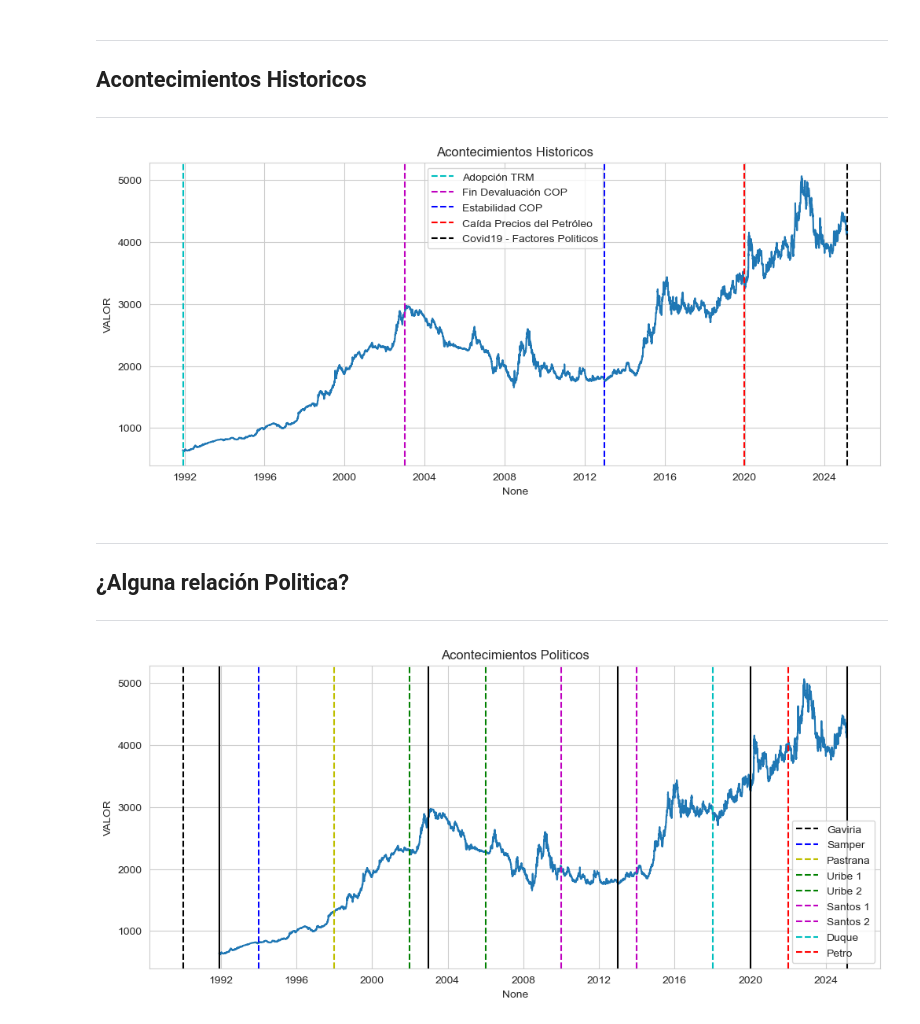
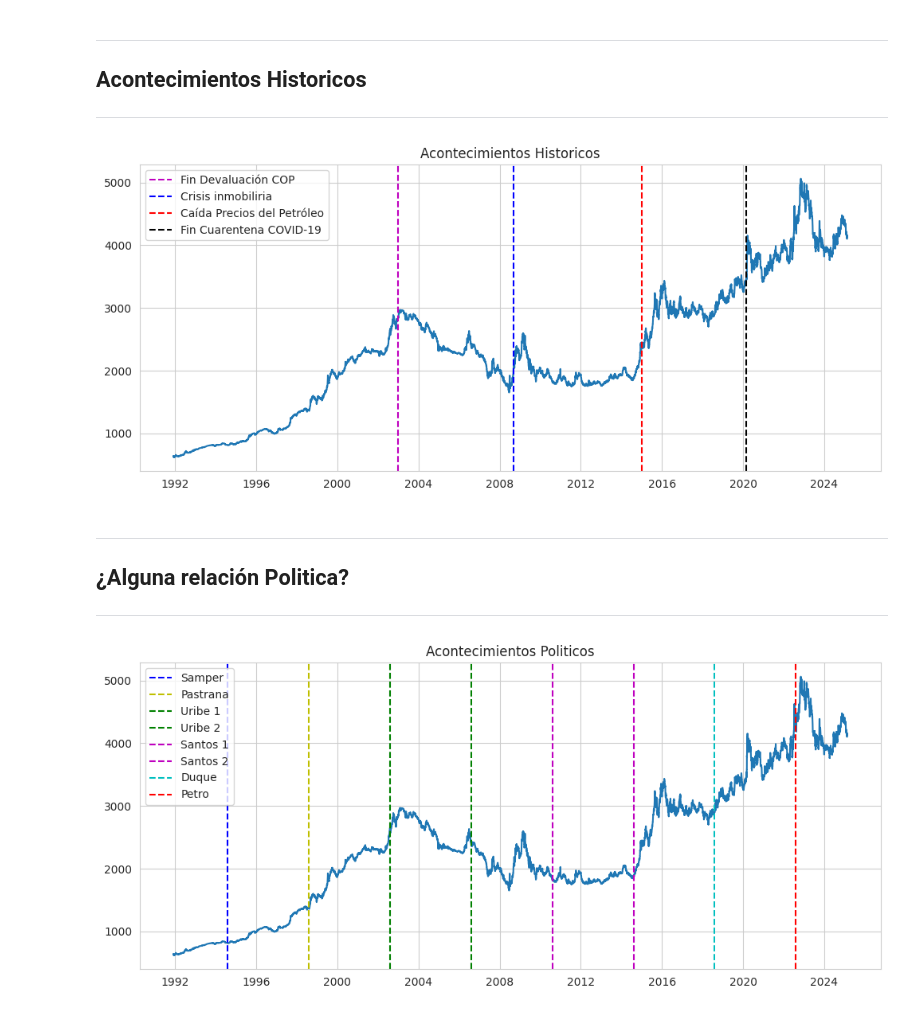
Before and after one commit to sergiolaverde0/fp_sub_IA, a Jupyter notebook: Trabajo_final_JARR_JAJE_SAL.ipynb, the cells around one changed output. Drawn from its saved outputs; the diff is of its cells as text; code cells hidden in the pictures.

```diff
--- a/Trabajo_final_JARR_JAJE_SAL.ipynb
+++ b/Trabajo_final_JARR_JAJE_SAL.ipynb
@@ -209,23 +208,21 @@ sns.lineplot(
     #label = 'TRM 1991-2024',
     y = data['VALOR'],
     x = data.index
-)
+).set(xlabel = None, ylabel = None)
 
 # Agregar líneas verticales con etiquetas
 plt.title("Acontecimientos Historicos")
-plt.axvline(x=min(data.index), color="c", linestyle="--", label="Adopción TRM")
 plt.axvline(x=pd.Timestamp("2003-01-01"), color="m", linestyle="--", label="Fin Devaluación COP")
-plt.axvline(x=pd.Timestamp("2013-01-01"), color="b", linestyle="--", label="Estabilidad COP")
-plt.axvline(x=pd.Timestamp("2019-12-31"), color="r", linestyle="--", label="Caída Precios del Petróleo")
-plt.axvline(x=max(data.index), color="k", linestyle="--", label="Covid19 - Factores Politicos")
-
+plt.axvline(x=pd.Timestamp("2008-09-01"), color="b", linestyle="--", label="Crisis inmobiliria")
+plt.axvline(x=pd.Timestamp("2015-01-01"), color="r", linestyle="--", label="Caída Precios del Petróleo")
+plt.axvline(x=pd.Timestamp("2020-03-01"), color="k", linestyle="--", label="Fin Cuarentena COVID-19")
 
 # Mostrar leyenda
 plt.legend()
 # Mostrar gráfico
-plt.show()
+plt.show();
 # %% [output]
-[figure, old version]
+[figure, new version]
 # %% [markdown]
 <hr>
 <h2>¿Alguna relación Politica?</h2>
@@ -234,35 +231,26 @@ plt.show()
 # %%
 sns.set_style("whitegrid")
 plt.figure(figsize=(12, 5))
 sns.lineplot(
     #label = 'TRM 1991-2024',
     y = data['VALOR'],
     x = data.index
-)
+).set(xlabel = None, ylabel = None)
 
 # Agregar líneas verticales con etiquetas
 plt.title("Acontecimientos Politicos")
-plt.axvline(x=min(data.index), color="k", linestyle="-")
-plt.axvline(x=pd.Timestamp("2003-01-01"), color="k", linestyle="-")
-plt.axvline(x=pd.Timestamp("2013-01-01"), color="k", linestyle="-")
-plt.axvline(x=pd.Timestamp("2019-12-31"), color="k", linestyle="-")
-plt.axvline(x=max(data.index), color="k", linestyle="-")
-#politico
-plt.axvline(x=pd.Timestamp("1990-01-01"), color="k", linestyle="--", label = "Gaviria")
-plt.axvline(x=pd.Timestamp("1994-01-01"), color="b", linestyle="--", label = "Samper")
-plt.axvline(x=pd.Timestamp("1998-01-01"), color="y", linestyle="--", label = "Pastrana")
-plt.axvline(x=pd.Timestamp("2002-01-01"), color="g", linestyle="--", label = "Uribe 1")
-plt.axvline(x=pd.Timestamp("2006-01-01"), color="g", linestyle="--", label = "Uribe 2")
-plt.axvline(x=pd.Timestamp("2010-01-01"), color="m", linestyle="--", label = "Santos 1")
-plt.axvline(x=pd.Timestamp("2014-01-01"), color="m", linestyle="--", label = "Santos 2")
-plt.axvline(x=pd.Timestamp("2018-01-01"), color="c", linestyle="--", label = "Duque")
-plt.axvline(x=pd.Timestamp("2022-01-01"), color="r", linestyle="--", label = "Petro")
-
-
+plt.axvline(x=pd.Timestamp("1994-08-07"), color="b", linestyle="--", label = "Samper")
+plt.axvline(x=pd.Timestamp("1998-08-07"), color="y", linestyle="--", label = "Pastrana")
+plt.axvline(x=pd.Timestamp("2002-08-07"), color="g", linestyle="--", label = "Uribe 1")
+plt.axvline(x=pd.Timestamp("2006-08-07"), color="g", linestyle="--", label = "Uribe 2")
+plt.axvline(x=pd.Timestamp("2010-08-07"), color="m", linestyle="--", label = "Santos 1")
+plt.axvline(x=pd.Timestamp("2014-08-07"), color="m", linestyle="--", label = "Santos 2")
+plt.axvline(x=pd.Timestamp("2018-08-07"), color="c", linestyle="--", label = "Duque")
+plt.axvline(x=pd.Timestamp("2022-08-07"), color="r", linestyle="--", label = "Petro")
 
 # Mostrar leyenda
 plt.legend()
 # Mostrar gráfico
-plt.show()
+plt.show();
 # %% [output]
-[figure, old version]
+[figure, new version]
```
Also changed, not shown: parts of 3 cells of this notebook.
